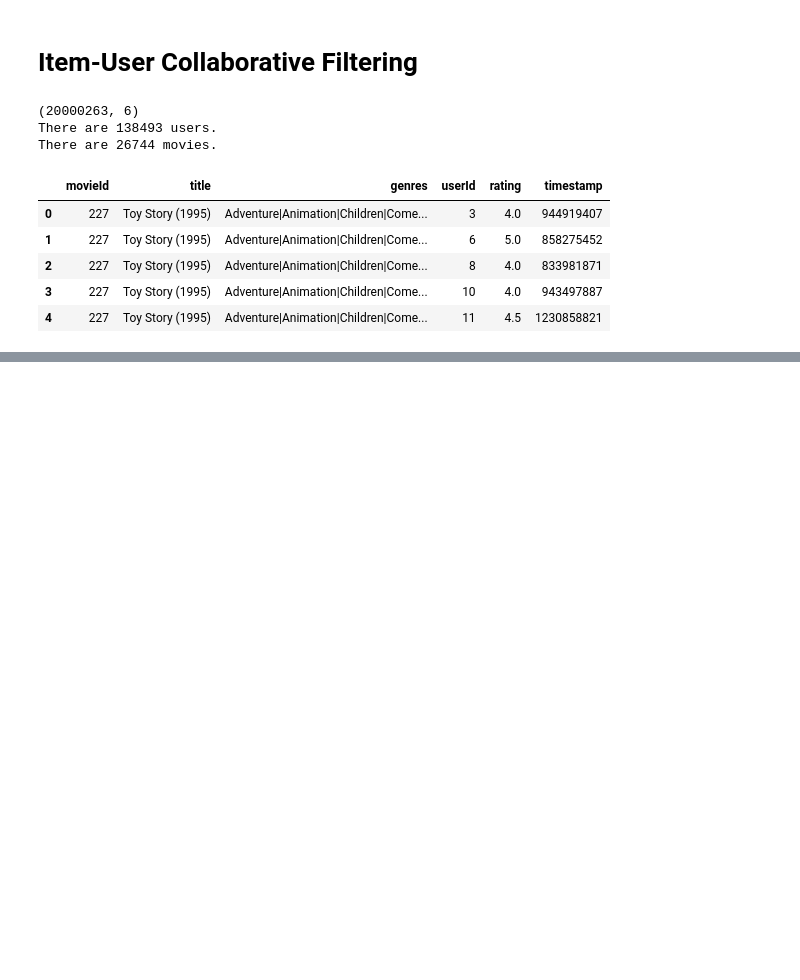
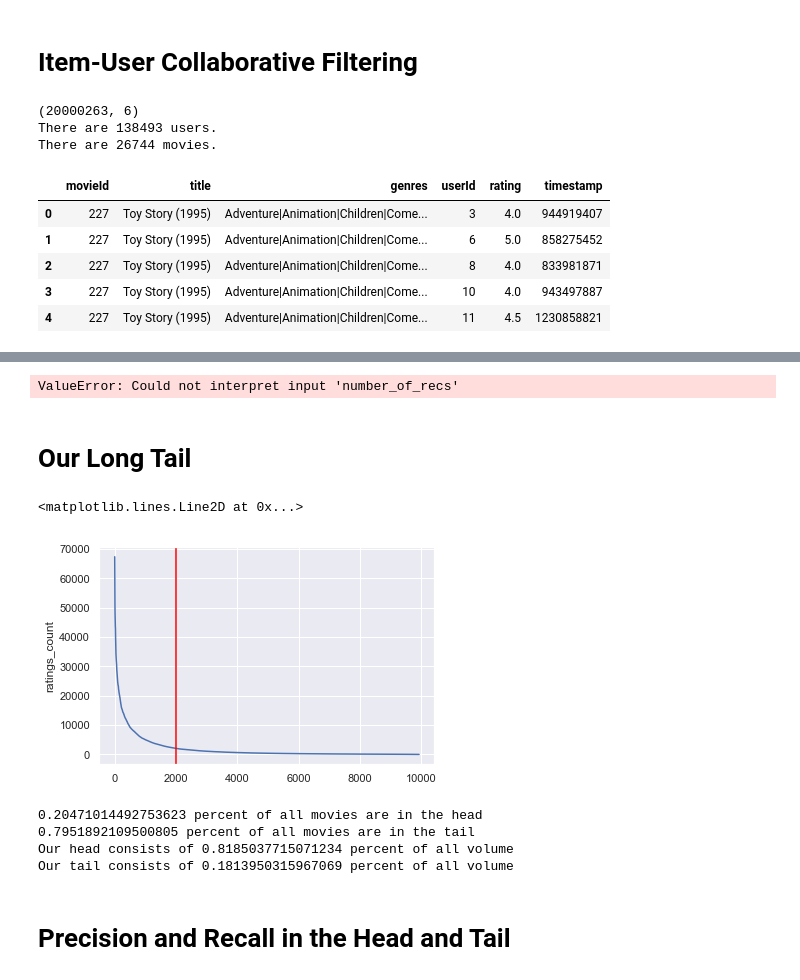
Before and after one commit to alineberry/my-movie-recommender, a Jupyter notebook: notebooks/collaborative-matrix-factorization-approach.ipynb, the cells around one changed output, grey strips where cells are left out. Cells and saved outputs as stored; diff of their text form; code cells hidden in the pictures; blank space fills up the shorter version.

```diff
--- a/notebooks/collaborative-matrix-factorization-approach.ipynb
+++ b/notebooks/collaborative-matrix-factorization-approach.ipynb
@@ -272,0 +233,6 @@ test.userId.tolist()
+# %%
+demographics = pd.read_csv('../data/movie_demographics.csv')
+demographics.set_index("movieId", inplace=True)
+demographics = demographics[demographics.index.isin(ratings.movieId.tolist())]
+demographics = demographics.sort_values("ratings_count", ascending=False)
+demographics.head()
@@ -272,0 +459,4 @@ test.userId.tolist()
+# %%
+ax = sns.lineplot(x="ratings_count", y="number_of_recs", data=test_demographics)
+# %% [output]
+ValueError: Could not interpret input 'number_of_recs'
@@ -272,0 +483,35 @@ test.userId.tolist()
+# %% [markdown]
+# Our Long Tail
+# %%
+import seaborn as sns; sns.set()
+import matplotlib.pyplot as plt
+ax = sns.lineplot(x=range(0,len(demographics)), y="ratings_count", data=demographics)
+plt.axvline(x=2000, color="red")
+# %% [output]
+<matplotlib.lines.Line2D at 0x...>
+[figure, added]
+# %%
+#How much volume is the head and tail?
+
+print("{} percent of all movies are in the head".format(
+        demographics.query('ratings_count > 2000').shape[0]/demographics.shape[0]))
+
+print("{} percent of all movies are in the tail".format(
+        demographics.query('ratings_count < 2000').shape[0]/demographics.shape[0]))
+
+demographics.head()
+
+total_volume = demographics.ratings_count.sum()
+print("Our head consists of {} percent of all volume".format(
+    demographics.query('ratings_count > 2000').ratings_count.sum()/total_volume))
+print("Our tail consists of {} percent of all volume".format(
+    demographics.query('ratings_count < 2000').ratings_count.sum()/total_volume))
+
+#So, 81% of our volume is explained by only 20% of our movies
+# %% [output]
+0.20471014492753623 percent of all movies are in the head
+0.7951892109500805 percent of all movies are in the tail
+Our head consists of 0.8185037715071234 percent of all volume
+Our tail consists of 0.1813950315967069 percent of all volume
+# %% [markdown]
+# Precision and Recall in the Head and Tail
```
Also changed, not shown: parts of 67 cells of this notebook.
